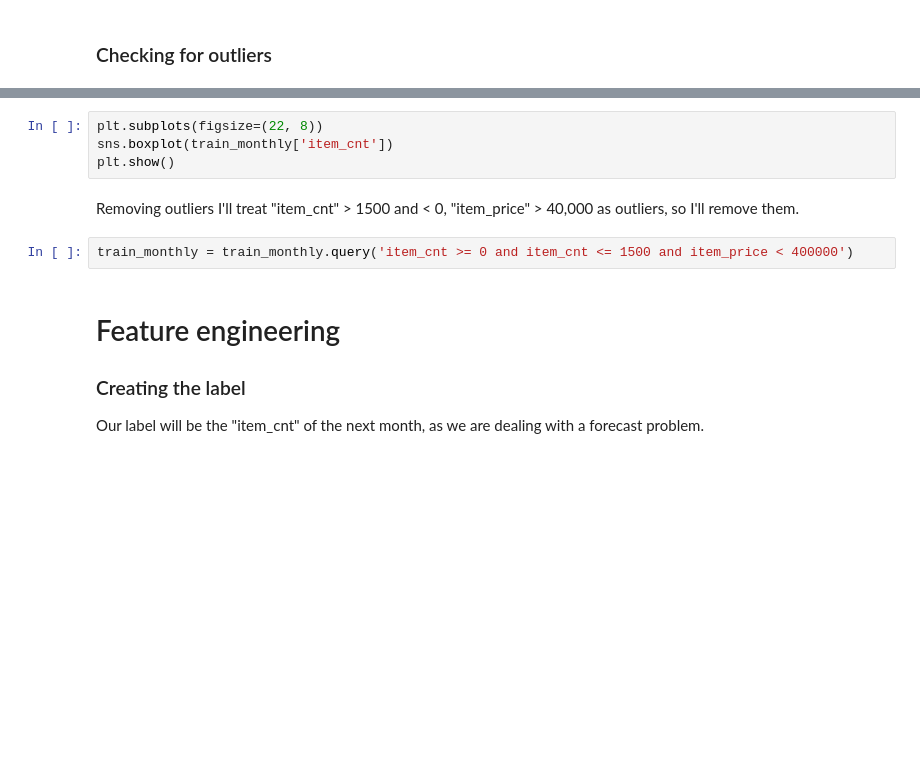
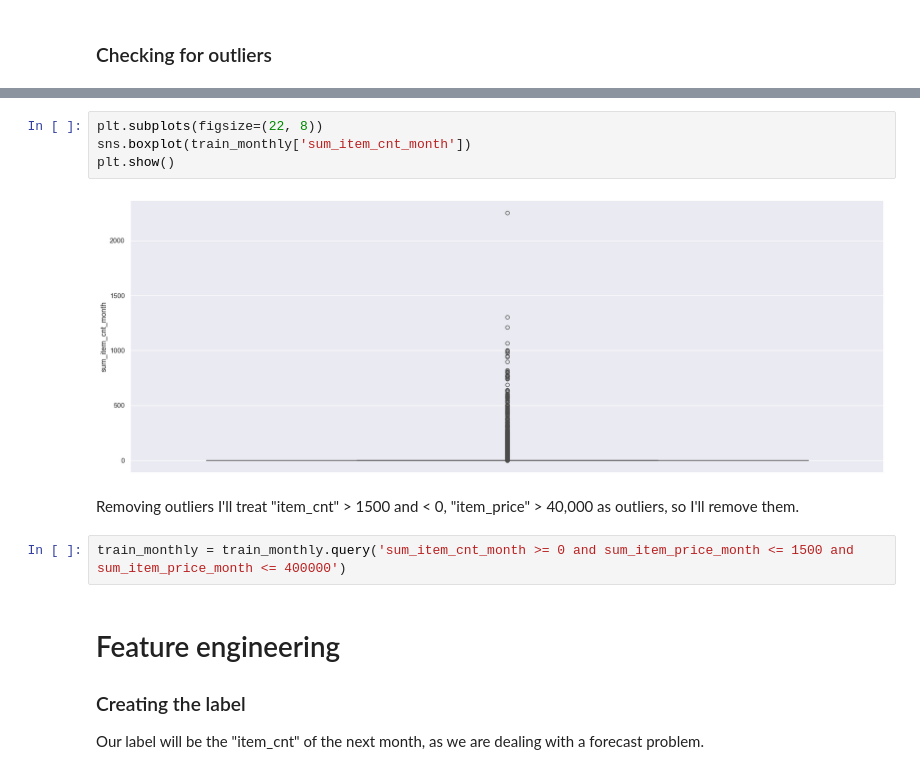
Before and after one commit to ionahu08/StoreSalesForecasting, a Jupyter notebook: Competition/Code/EDA and Feature Engineer.ipynb, the cells around one changed output, grey strips where cells are left out. Saved outputs shown, nothing was run; the diff lists cells and outputs as text; blank space fills up the shorter version.

```diff
--- a/Competition/Code/EDA and Feature Engineer.ipynb
+++ b/Competition/Code/EDA and Feature Engineer.ipynb
@@ -317,12 +321,14 @@ plt.show()
 # %%
 plt.subplots(figsize=(22, 8))
-sns.boxplot(train_monthly['item_cnt'])
+sns.boxplot(train_monthly['sum_item_cnt_month'])
 plt.show()
+# %% [output]
+[figure, added]
 # %% [markdown]
 Removing outliers
 I'll treat "item_cnt" > 1500 and < 0, "item_price" > 40,000 as outliers, so I'll remove them.
 # %%
-train_monthly = train_monthly.query('item_cnt >= 0 and item_cnt <= 1500 and item_price < 400000')
+train_monthly = train_monthly.query('sum_item_cnt_month >= 0 and sum_item_price_month <= 1500 and sum_item_price_month <= 400000')
 # %% [markdown]
 # Feature engineering
 
```
Also changed, not shown: parts of 29 cells of this notebook.
